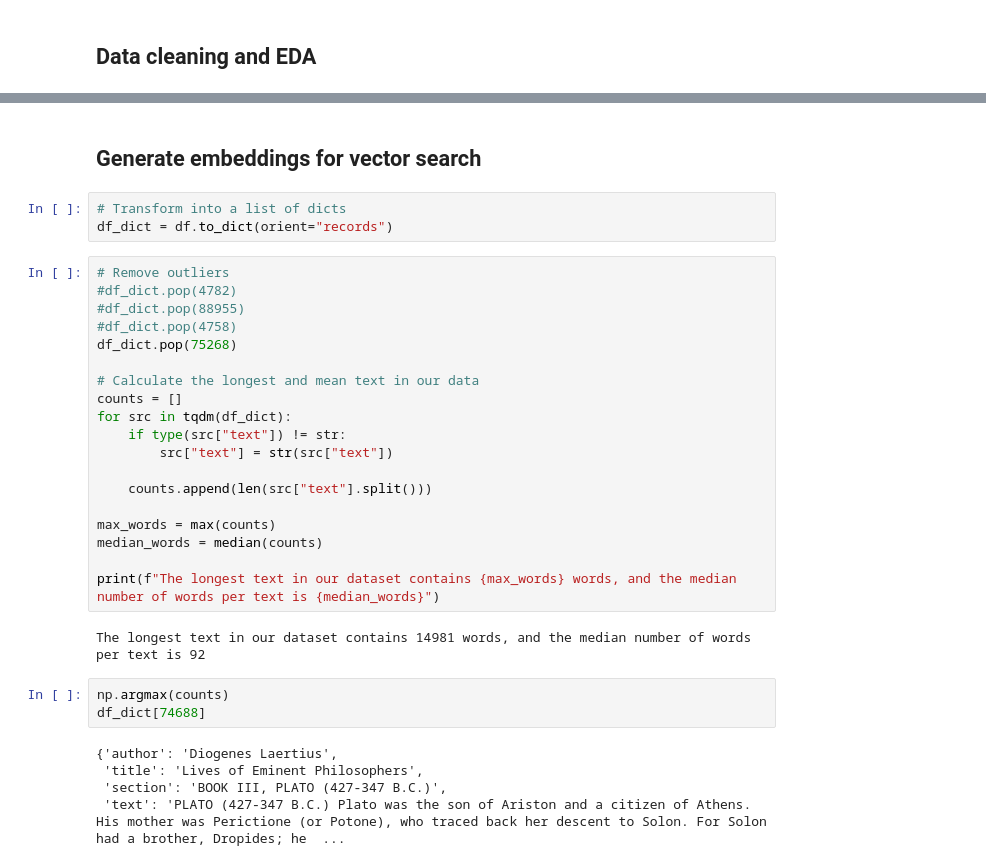
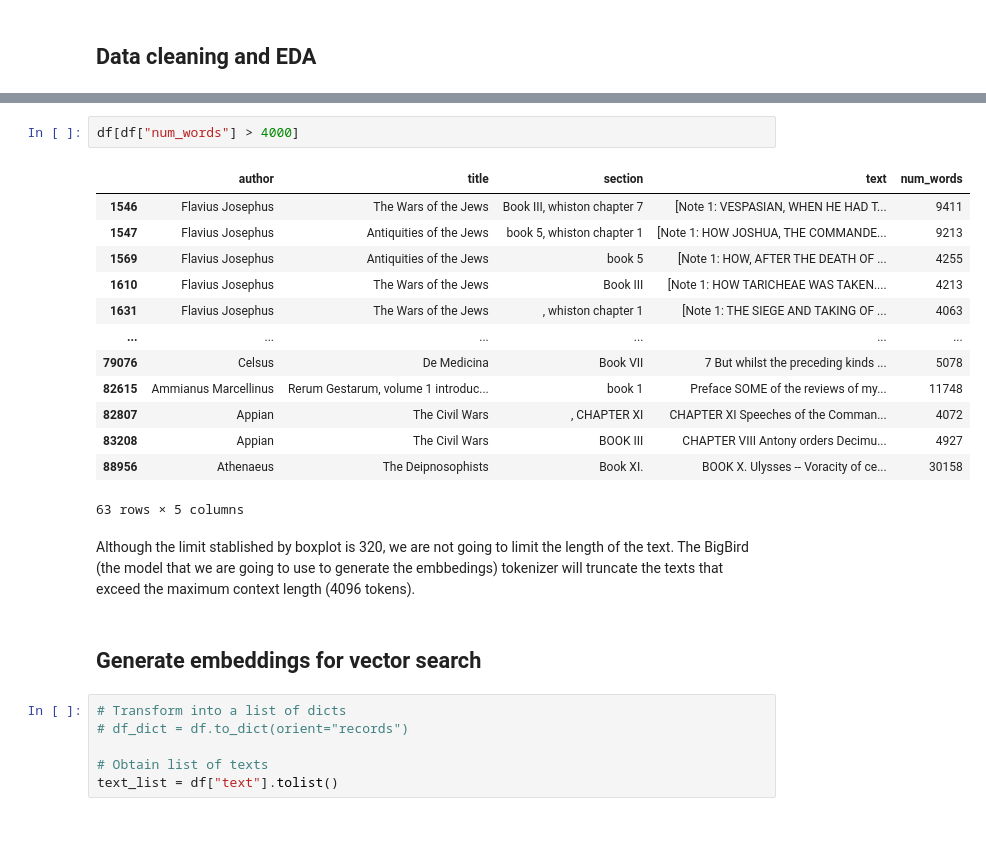
Before and after one commit to jjimenezgil/clio-ai, a Jupyter notebook: notebooks/Ingestion.ipynb, the cells around one changed output, grey strips where cells are left out. Cells and saved outputs as stored; diff of their text form; blank space fills up the shorter version.

```diff
--- a/notebooks/Ingestion.ipynb
+++ b/notebooks/Ingestion.ipynb
@@ -80,37 +88,29 @@ df_nans_text
+# %%
+df[df["num_words"] > 4000]
+# %% [output]
+|  | author | title | section | text | num_words |
+| 1546 | Flavius Josephus | The Wars of the Jews | Book III, whiston chapter 7 | [Note 1: VESPASIAN, WHEN HE HAD T... | 9411 |
+| 1547 | Flavius Josephus | Antiquities of the Jews | book 5, whiston chapter 1 | [Note 1: HOW JOSHUA, THE COMMANDE... | 9213 |
+| 1569 | Flavius Josephus | Antiquities of the Jews | book 5 | [Note 1: HOW, AFTER THE DEATH OF ... | 4255 |
+| 1610 | Flavius Josephus | The Wars of the Jews | Book III | [Note 1: HOW TARICHEAE WAS TAKEN.... | 4213 |
+| 1631 | Flavius Josephus | The Wars of the Jews | , whiston chapter 1 | [Note 1: THE SIEGE AND TAKING OF ... | 4063 |
+| ... | ... | ... | ... | ... | ... |
+| 79076 | Celsus | De Medicina | Book VII | 7 But whilst the preceding kinds ... | 5078 |
+| 82615 | Ammianus Marcellinus | Rerum Gestarum, volume 1 introduc... | book 1 | Preface SOME of the reviews of my... | 11748 |
+| 82807 | Appian | The Civil Wars | , CHAPTER XI | CHAPTER XI Speeches of the Comman... | 4072 |
+| 83208 | Appian | The Civil Wars | BOOK III | CHAPTER VIII Antony orders Decimu... | 4927 |
+| 88956 | Athenaeus | The Deipnosophists | Book XI. | BOOK X. Ulysses -- Voracity of ce... | 30158 |
+63 rows × 5 columns
+# %% [markdown]
+Although the limit stablished by boxplot is 320, we are not going to limit the length of the text. The BigBird (the model that we are going to use to generate the embbedings) tokenizer will truncate the texts that exceed the maximum context length (4096 tokens).
 # %% [markdown]
 ## Generate embeddings for vector search
 # %%
 # Transform into a list of dicts
-df_dict = df.to_dict(orient="records")
+# df_dict = df.to_dict(orient="records")
+
+# Obtain list of texts
+text_list = df["text"].tolist()
-# %%
-# Remove outliers
-#df_dict.pop(4782)
-#df_dict.pop(88955)
-#df_dict.pop(4758)
-df_dict.pop(75268)
-
-# Calculate the longest and mean text in our data
-counts = []
-for src in tqdm(df_dict):
-    if type(src["text"]) != str:
-        src["text"] = str(src["text"])
-
-    counts.append(len(src["text"].split()))
-
-max_words = max(counts)
-median_words = median(counts)
-
-print(f"The longest text in our dataset contains {max_words} words, and the median number of words per text is {median_words}")
-# %% [output]
-The longest text in our dataset contains 14981 words, and the median number of words per text is 92
-# %%
-np.argmax(counts)
-df_dict[74688]
-# %% [output]
-{'author': 'Diogenes Laertius',
- 'title': 'Lives of Eminent Philosophers',
- 'section': 'BOOK III, PLATO (427-347 B.C.)',
- 'text': 'PLATO (427-347 B.C.) Plato was the son of Ariston and a citizen of Athens. His mother was Perictione (or Potone), who traced back her descent to Solon. For Solon had a brother, Dropides; he  ...
 # %%
 # Initialize tokenizer and model
 model_name = "google/bigbird-roberta-base"
```
Also changed, not shown: parts of 13 cells of this notebook.
